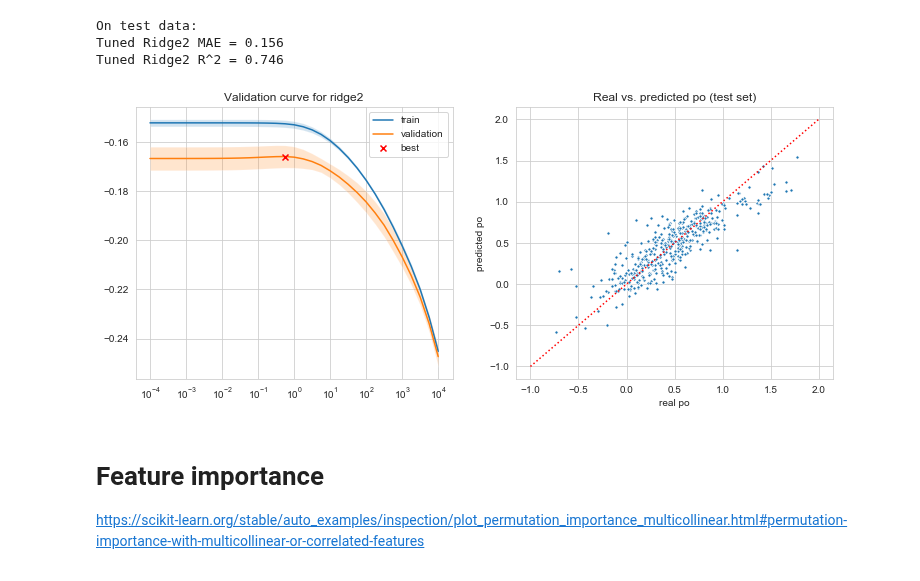
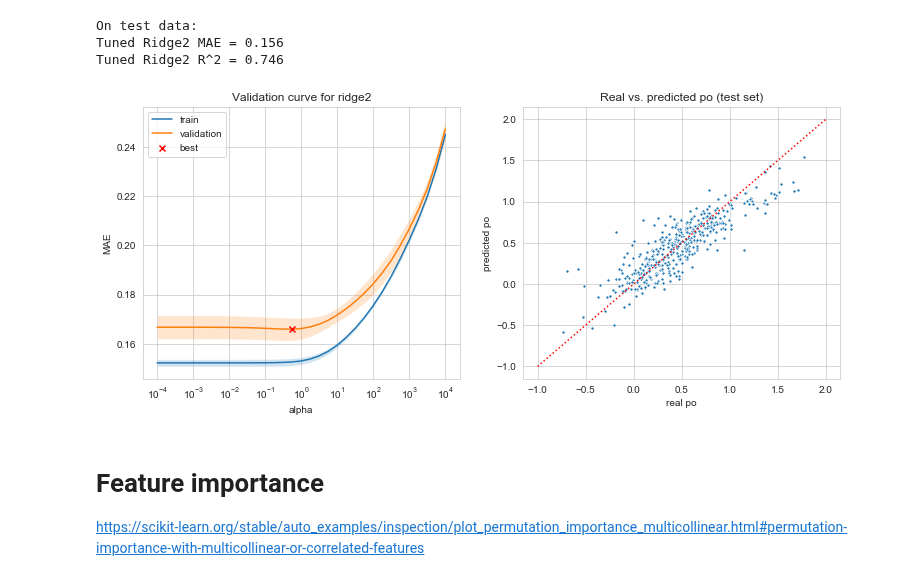
Before and after one commit to jschrein/epfl-exts-adsml-capstone-project, a Jupyter notebook: Linear Regression.ipynb, the cells around one changed output. Cells and saved outputs as stored; diff of their text form; code cells hidden in the pictures.

Commit message:
Save the model scores. Inverty y-axis for validation curves.

```diff
--- a/Linear Regression.ipynb
+++ b/Linear Regression.ipynb
@@ -112,8 +118,9 @@ def validationcurve_plot(name, param_range, train_scores, valid_scores, ax):
     ax.set_xscale('log')
     ax.fill_between(param_range, valid_scores_mean - valid_scores_std, valid_scores_mean + valid_scores_std, alpha=0.2)
     ax.set_title("Validation curve for " + name)
-
-    best_idx = valid_scores_mean.argmax()
+    ax.set_xlabel("alpha")
+    ax.set_ylabel("MAE")
+    best_idx = valid_scores_mean.argmin()
     ax.scatter(param_range[best_idx], valid_scores_mean[best_idx], marker='x', c='red', zorder=10, label="best")
 
     ax.legend()
@@ -180,21 +190,21 @@ Tuned Ridge2 R^2 = 0.746
 # %%
 param_range = np.logspace(-4, 4, num = 33)
 train_scores, valid_scores = validation_curve(ridge2, X_train, y_train, param_name="ridge__alpha",
                                               scoring = "neg_mean_absolute_error", param_range=param_range,
                                               cv=5, n_jobs=12)
 
 fig, (ax1, ax2) = plt.subplots(1, 2, figsize=(12.5, 5))
 
-validationcurve_plot("ridge2", param_range, train_scores, valid_scores, ax1)
+validationcurve_plot("ridge2", param_range, -train_scores, -valid_scores, ax1)
 
 sns.scatterplot(y_test, ridge2_test_pred, s=10, ax=ax2)
 ax2.set_xlabel("real po")
 ax2.set_ylabel("predicted po")
 ax2.set_title("Real vs. predicted po (test set)")
 ax2.plot([-1, 2], [-1, 2], color="red", linestyle=":")
 plt.show()
 # %% [output]
-[figure, old version]
+[figure, new version]
 # %% [markdown]
 # Feature importance
 
```
Also changed, not shown: parts of 7 cells of this notebook, 2 other files.
